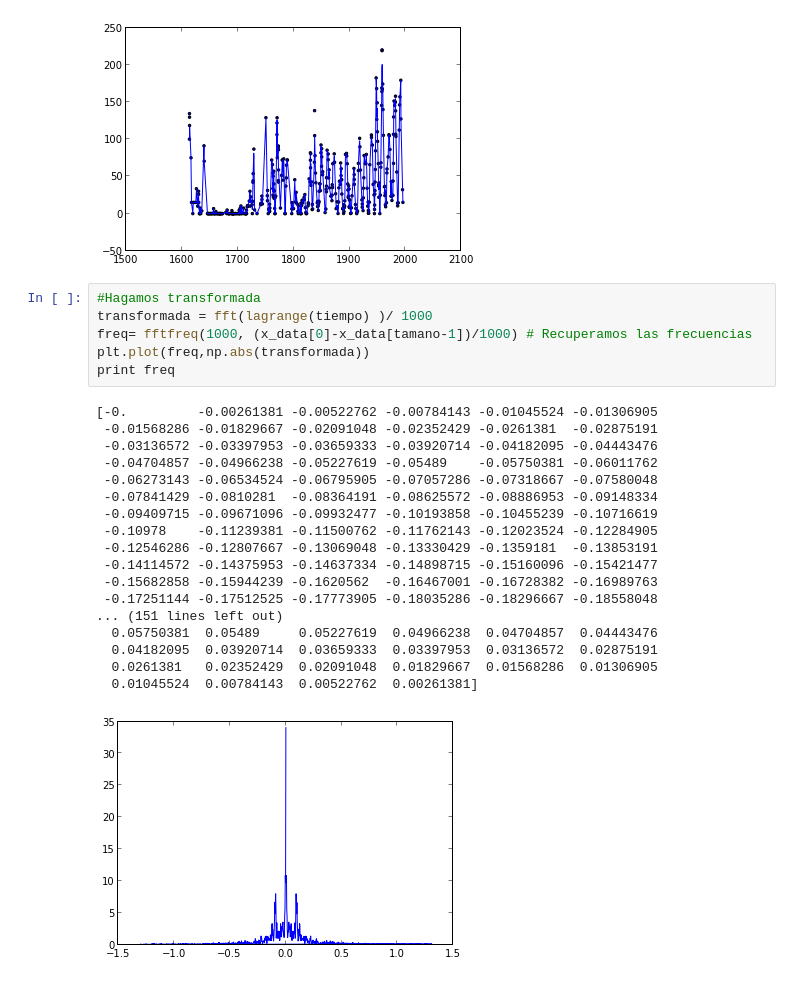
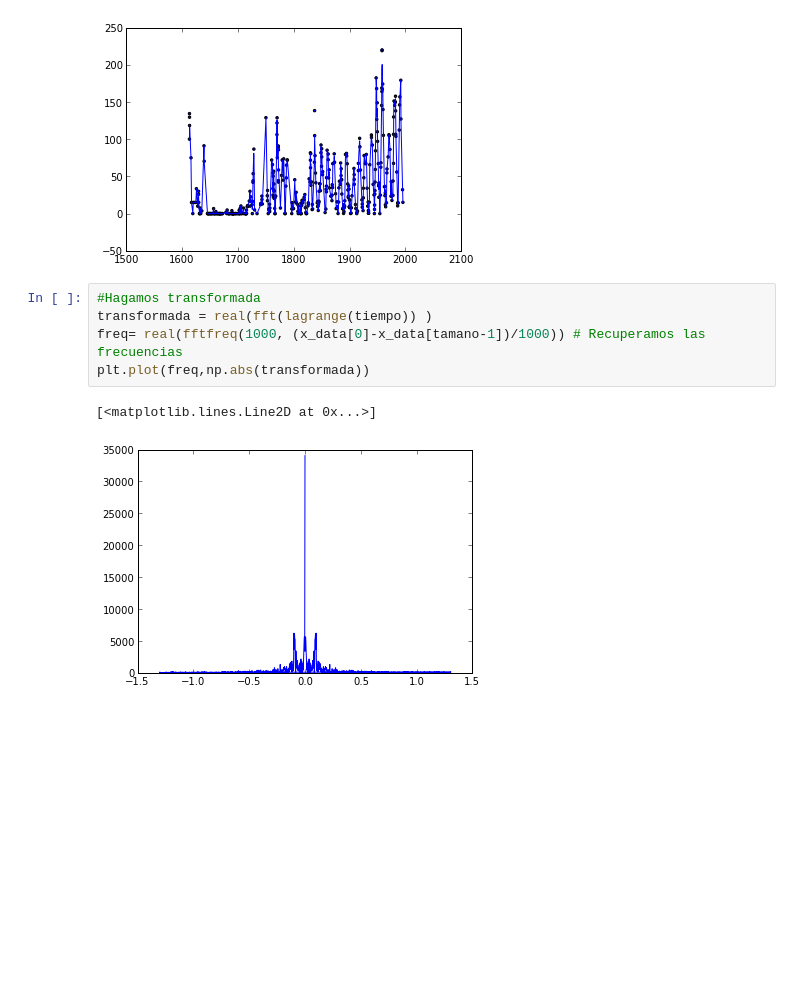
Before and after one commit to jscalderon3227/Tarea-5, a Jupyter notebook: Untitled0.ipynb, the cells around one changed output. Cells and saved outputs as stored; diff of their text form; blank space fills up the shorter version.

```diff
--- a/Untitled0.ipynb
+++ b/Untitled0.ipynb
@@ -50,26 +50,9 @@ scatter(x_data,y_data,s=6)
 [figure]
 # %%
 #Hagamos transformada
-transformada = fft(lagrange(tiempo) )/ 1000
-freq= fftfreq(1000, (x_data[0]-x_data[tamano-1])/1000) # Recuperamos las frecuencias
+transformada = real(fft(lagrange(tiempo)) )
+freq= real(fftfreq(1000, (x_data[0]-x_data[tamano-1])/1000)) # Recuperamos las frecuencias
 plt.plot(freq,np.abs(transformada))
-print freq
 # %% [output]
-[-0.         -0.00261381 -0.00522762 -0.00784143 -0.01045524 -0.01306905
- -0.01568286 -0.01829667 -0.02091048 -0.02352429 -0.0261381  -0.02875191
- -0.03136572 -0.03397953 -0.03659333 -0.03920714 -0.04182095 -0.04443476
- -0.04704857 -0.04966238 -0.05227619 -0.05489    -0.05750381 -0.06011762
- -0.06273143 -0.06534524 -0.06795905 -0.07057286 -0.07318667 -0.07580048
- -0.07841429 -0.0810281  -0.08364191 -0.08625572 -0.08886953 -0.09148334
- -0.09409715 -0.09671096 -0.09932477 -0.10193858 -0.10455239 -0.10716619
- -0.10978    -0.11239381 -0.11500762 -0.11762143 -0.12023524 -0.12284905
- -0.12546286 -0.12807667 -0.13069048 -0.13330429 -0.1359181  -0.13853191
- -0.14114572 -0.14375953 -0.14637334 -0.14898715 -0.15160096 -0.15421477
- -0.15682858 -0.15944239 -0.1620562  -0.16467001 -0.16728382 -0.16989763
- -0.17251144 -0.17512525 -0.17773905 -0.18035286 -0.18296667 -0.18558048
-... (151 lines left out)
-  0.05750381  0.05489     0.05227619  0.04966238  0.04704857  0.04443476
-  0.04182095  0.03920714  0.03659333  0.03397953  0.03136572  0.02875191
-  0.0261381   0.02352429  0.02091048  0.01829667  0.01568286  0.01306905
-  0.01045524  0.00784143  0.00522762  0.00261381]
+[<matplotlib.lines.Line2D at 0x...>]
-[figure, old version]
+[figure, new version]
```
Also changed, not shown: parts of 4 cells of this notebook.
